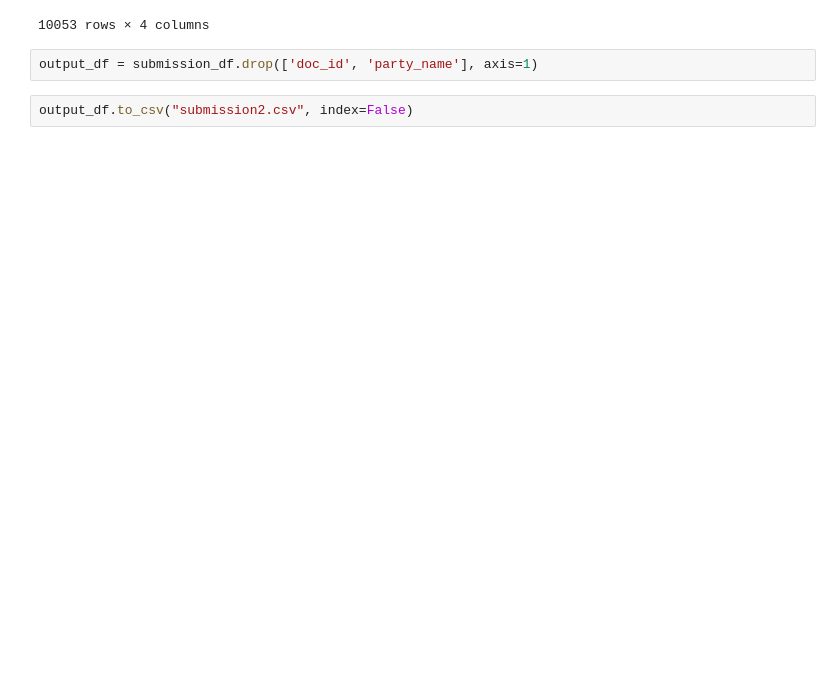
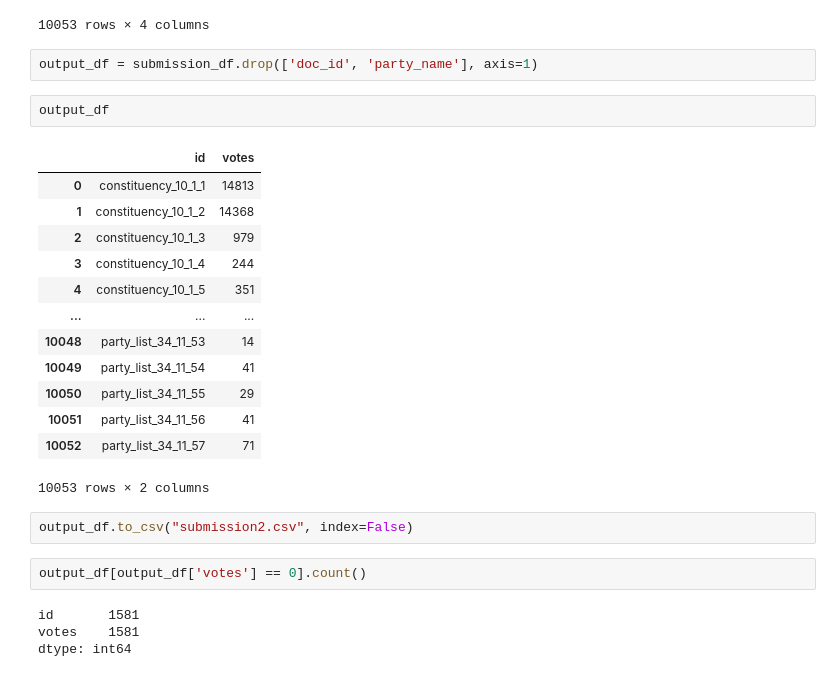
Before and after one commit to WaroonRagwongsiri/SuperAi-SS6-MiniHack2, a Jupyter notebook: srcs/main.ipynb, the cells around one changed output. Cells and saved outputs as stored; diff of their text form; blank space fills up the shorter version.

```diff
--- a/srcs/main.ipynb
+++ b/srcs/main.ipynb
@@ -248,5 +266,27 @@ submission_df
 10053 rows × 4 columns
 # %%
 output_df = submission_df.drop(['doc_id', 'party_name'], axis=1)
+# %%
+output_df
+# %% [output]
+|  | id | votes |
+| 0 | constituency_10_1_1 | 14813 |
+| 1 | constituency_10_1_2 | 14368 |
+| 2 | constituency_10_1_3 | 979 |
+| 3 | constituency_10_1_4 | 244 |
+| 4 | constituency_10_1_5 | 351 |
+| ... | ... | ... |
+| 10048 | party_list_34_11_53 | 14 |
+| 10049 | party_list_34_11_54 | 41 |
+| 10050 | party_list_34_11_55 | 29 |
+| 10051 | party_list_34_11_56 | 41 |
+| 10052 | party_list_34_11_57 | 71 |
+10053 rows × 2 columns
 # %%
 output_df.to_csv("submission2.csv", index=False)
+# %%
+output_df[output_df['votes'] == 0].count()
+# %% [output]
+id       1581
+votes    1581
+dtype: int64
```
Also changed, not shown: parts of 8 cells of this notebook, 2 other files.
